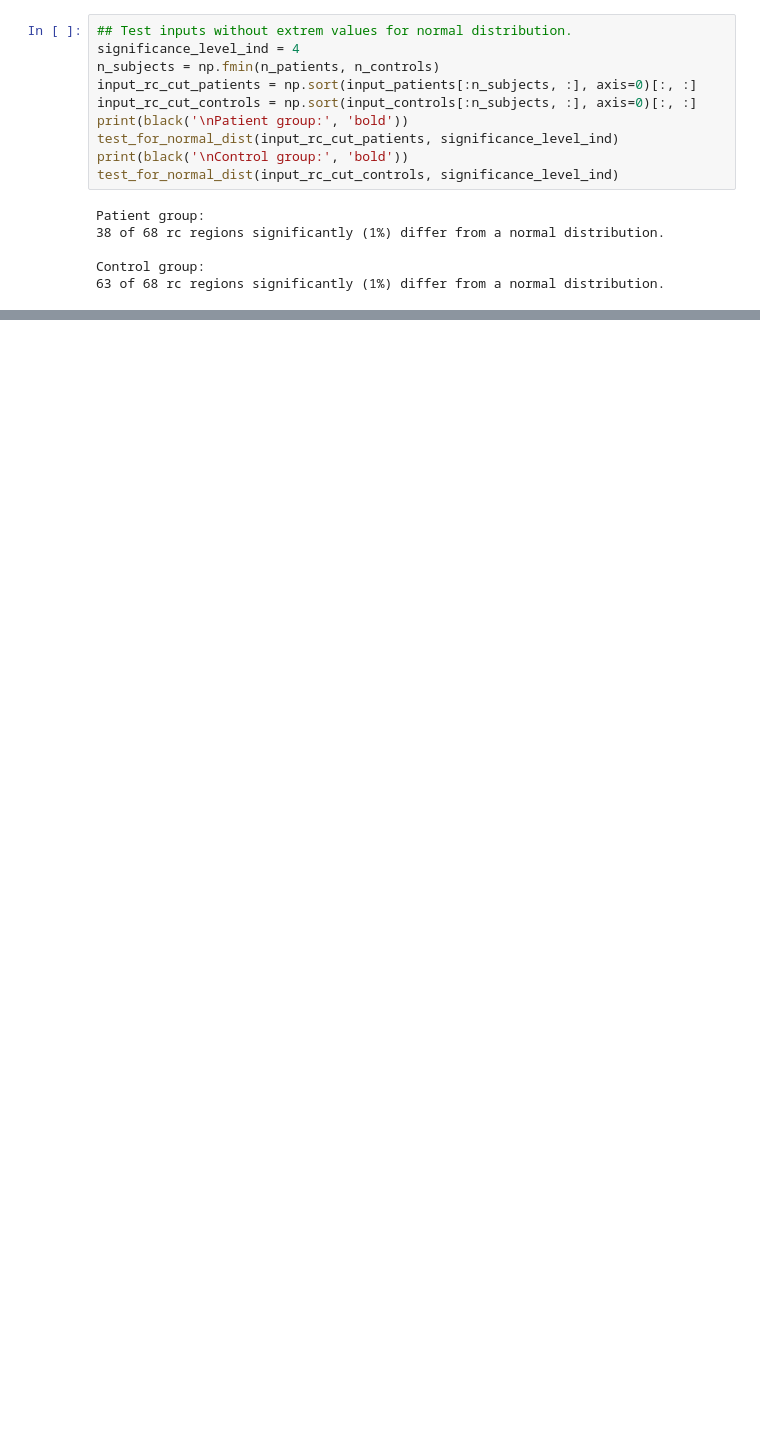
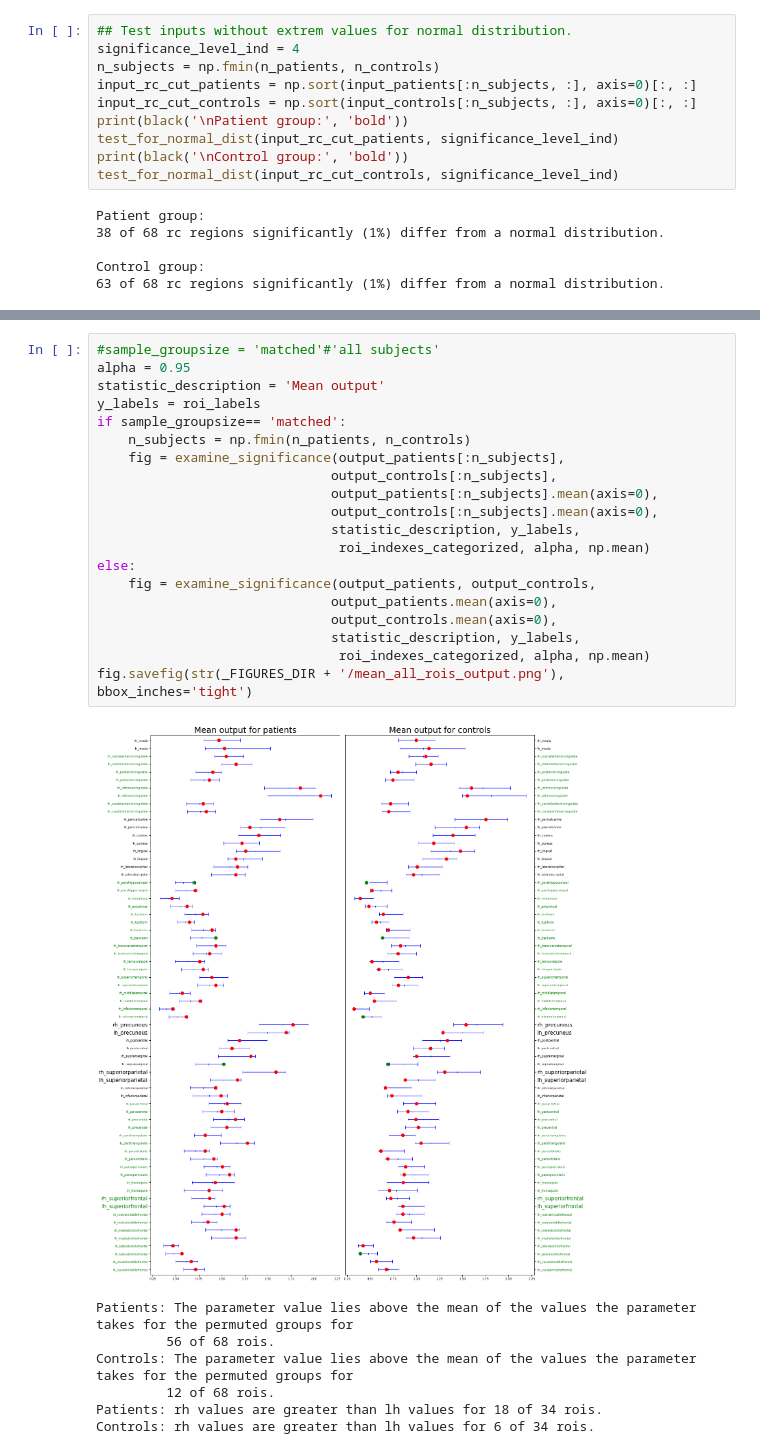
Before and after one commit to bjoernkoehn21/Reproduce-results-from-Senden-paper, a Jupyter notebook: total_analysis.ipynb, the cells around one changed output, grey strips where cells are left out. Drawn from its saved outputs; the diff is of its cells as text; blank space fills up the shorter version.

```diff
--- a/total_analysis.ipynb
+++ b/total_analysis.ipynb
@@ -1518,0 +1139,28 @@ Controls: rh values are greater than lh values for 6
+# %%
+#sample_groupsize = 'matched'#'all subjects'
+alpha = 0.95
+statistic_description = 'Mean output'
+y_labels = roi_labels
+if sample_groupsize== 'matched':
+    n_subjects = np.fmin(n_patients, n_controls)
+    fig = examine_significance(output_patients[:n_subjects],
+                              output_controls[:n_subjects],
+                              output_patients[:n_subjects].mean(axis=0),
+                              output_controls[:n_subjects].mean(axis=0),
+                              statistic_description, y_labels,
+                               roi_indexes_categorized, alpha, np.mean)
+else:
+    fig = examine_significance(output_patients, output_controls,
+                              output_patients.mean(axis=0),
+                              output_controls.mean(axis=0),
+                              statistic_description, y_labels,
+                               roi_indexes_categorized, alpha, np.mean)
+fig.savefig(str(_FIGURES_DIR + '/mean_all_rois_output.png'), bbox_inches='tight')
+# %% [output]
+[figure, added]
+Patients: The parameter value lies above the mean of the values the parameter takes for the permuted groups for
+         56 of 68 rois.
+Controls: The parameter value lies above the mean of the values the parameter takes for the permuted groups for
+         12 of 68 rois.
+Patients: rh values are greater than lh values for 18 of 34 rois.
+Controls: rh values are greater than lh values for 6 of 34 rois.
```
Also changed, not shown: parts of 48 cells of this notebook, 1 other file.
